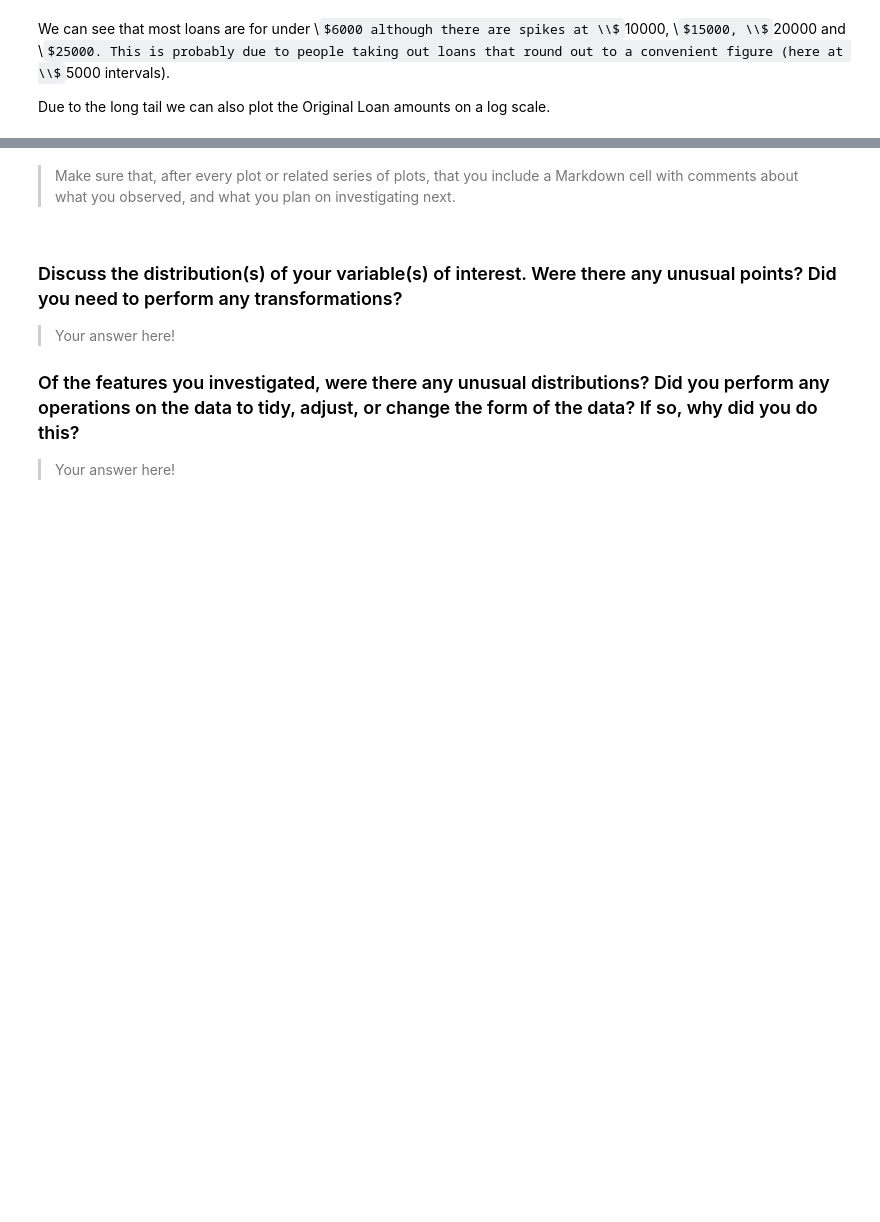
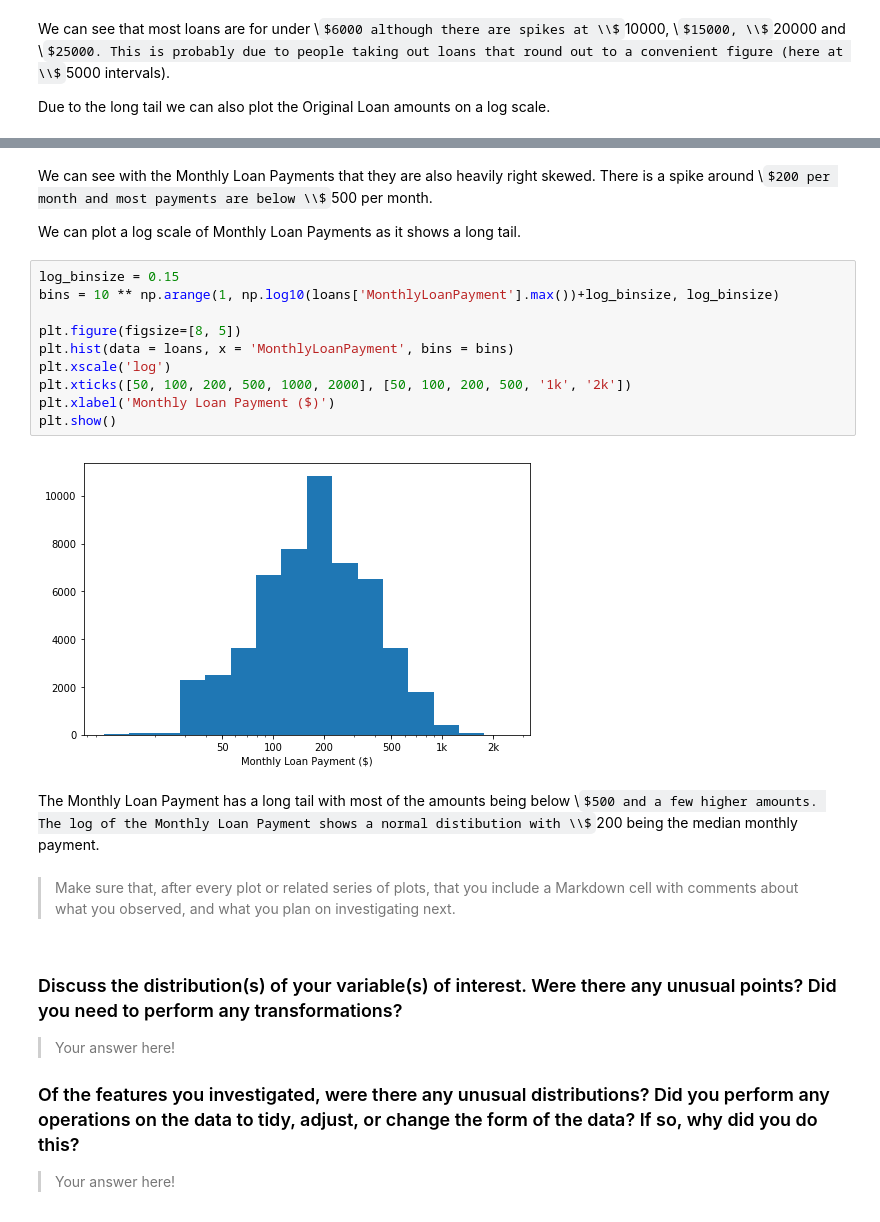
Before and after one commit to Jeffro80/DAND_Communicate_Findings, a Jupyter notebook: exploration-WORKING.ipynb, the cells around one changed output, grey strips where cells are left out. Saved outputs shown, nothing was run; the diff lists cells and outputs as text; some formulas as TeX source; blank space fills up the shorter version.

```diff
--- a/exploration-WORKING.ipynb
+++ b/exploration-WORKING.ipynb
@@ -445,3 +472,21 @@ Due to the long tail we can also plot the Original Loan amounts on a log scale.
+# %% [markdown]
+We can see with the Monthly Loan Payments that they are also heavily right skewed. There is a spike around \\$200 per month and most payments are below \\$500 per month.
+
+We can plot a log scale of Monthly Loan Payments as it shows a long tail.
+# %%
+log_binsize = 0.15
+bins = 10 ** np.arange(1, np.log10(loans['MonthlyLoanPayment'].max())+log_binsize, log_binsize)
+
+plt.figure(figsize=[8, 5])
+plt.hist(data = loans, x = 'MonthlyLoanPayment', bins = bins)
+plt.xscale('log')
+plt.xticks([50, 100, 200, 500, 1000, 2000], [50, 100, 200, 500, '1k', '2k'])
+plt.xlabel('Monthly Loan Payment ($)')
+plt.show()
+# %% [output]
+[figure, added]
+# %% [markdown]
+The Monthly Loan Payment has a long tail with most of the amounts being below \\$500 and a few higher amounts. The log of the Monthly Loan Payment shows a normal distibution with \\$200 being the median monthly payment.
 # %% [markdown]
 > Make sure that, after every plot or related series of plots, that you
 include a Markdown cell with comments about what you observed, and what
```
Also changed, not shown: parts of 4 cells of this notebook.
